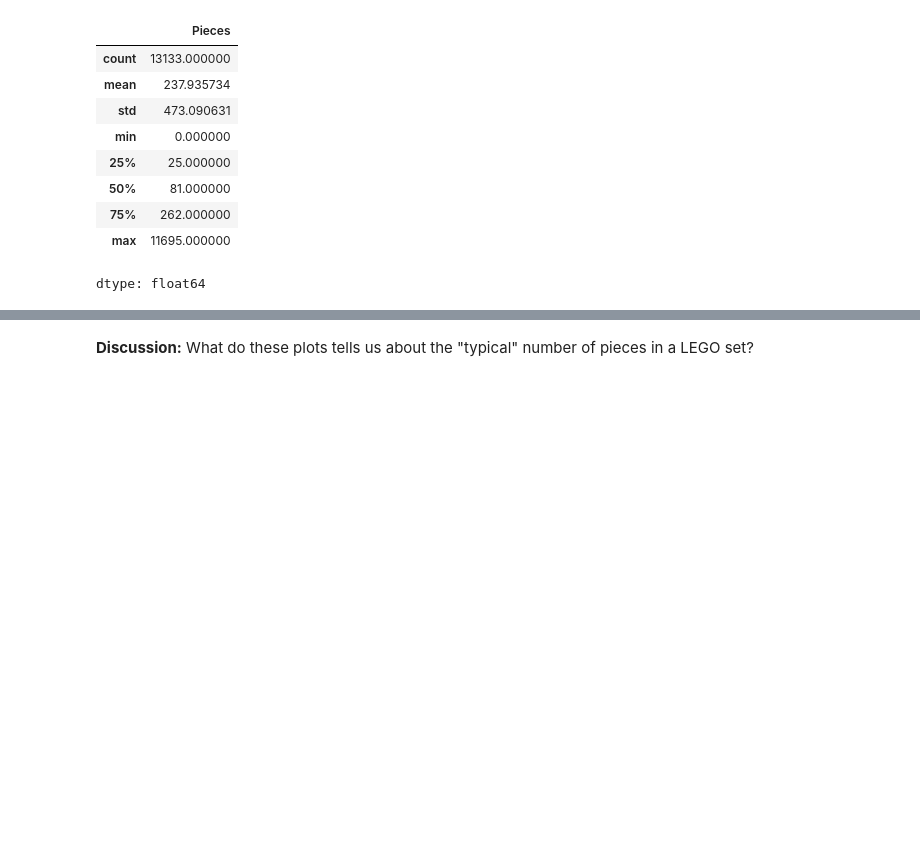
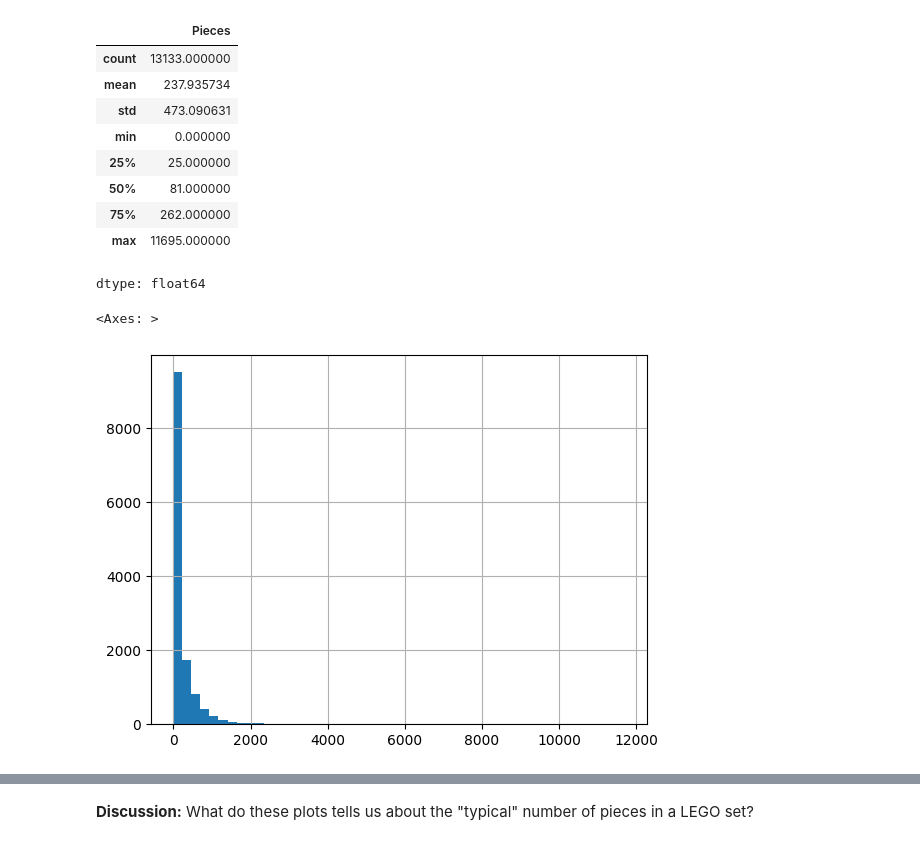
Before and after one commit to jelenavasic009-png/DSB-Unit-02, a Jupyter notebook: 02 - Exploring and Joining/02-distributions.ipynb, the cells around one changed output, grey strips where cells are left out. Cells and saved outputs as stored; diff of their text form; code cells hidden in the pictures; blank space fills up the shorter version.

```diff
--- a/02 - Exploring and Joining/02-distributions.ipynb
+++ b/02 - Exploring and Joining/02-distributions.ipynb
@@ -120,0 +125,5 @@ dtype: float64
+# %%
+lego_df["Pieces"].hist(bins=50)
+# %% [output]
+<Axes: >
+[figure, added]
```
Also changed, not shown: parts of 3 cells of this notebook.
